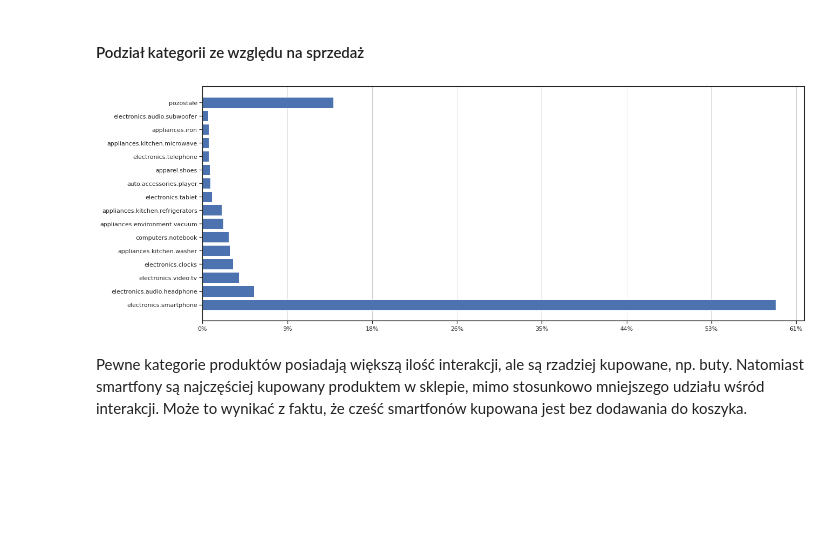
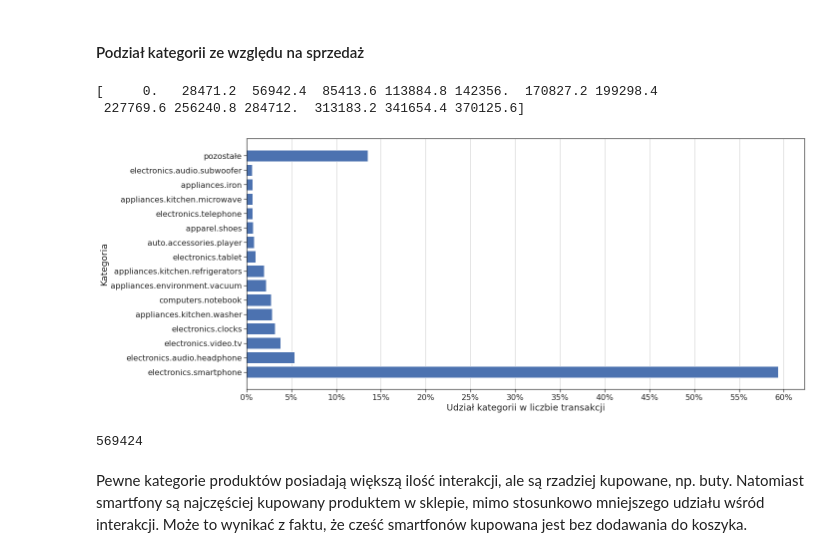
Before and after one commit to Daniel-Struzik/magisterka, a Jupyter notebook: mag_eda.ipynb, the cells around one changed output. Cells and saved outputs as stored; diff of their text form; code cells hidden in the pictures; blank space fills up the shorter version.

```diff
--- a/mag_eda.ipynb
+++ b/mag_eda.ipynb
@@ -126,0 +163,28 @@ plt.show()
+# %%
+sns.set(rc={'figure.figsize':(20, 8)})
+sns.set_style("ticks")
+fig, axes = plt.subplots(2, 1, sharex=True, figsize=(20, 15))
+axes[0].set_title('Dzienna liczba zakupów w sklepie', fontsize=20)
+lineplot_days = sns.lineplot(ax=axes[0], x='event_time', y='purchase_count', data=daily_purchases)
+# lineplot_days.set(xlabel='Dzień', ylabel='Liczba zakupów')
+lineplot_days.set(ylim=(0, 32000))
+lineplot_days.grid(axis='y', color="grey", linewidth=0.5)
+
+axes[1].set_title('Dzienna liczba unikalnych sesji w sklepie', fontsize=20)
+barplot_days = sns.barplot(ax=axes[1], x='event_time', y='sessions_count', data=daily_purchases, color='#6acc64')
+# barplot_days.set(xlabel='Dzień', ylabel='Liczba unikalnych sesji')
+barplot_days.grid(axis='y', color="grey", linewidth=0.5)
+for item in barplot_days.get_xticklabels():
+    item.set_rotation(70)
+
+axes[0].tick_params(axis='both', which='major', labelsize=16)
+axes[0].set_xlabel('Dzień', fontsize=18)
+axes[0].set_ylabel('Liczba zakupów', fontsize=18)
+
+axes[1].tick_params(axis='both', which='major', labelsize=16)
+axes[1].set_xlabel('Dzień', fontsize=18)
+axes[1].set_ylabel('Liczba unikalnych sesji', fontsize=18)
+
+plt.tight_layout()
+plt.savefig("combined_purchases.png")
+plt.show()
@@ -245,21 +327,34 @@ print(f'{round(off_category/len(df.loc[(df["event_type"] == "purchase")])*100, 2
 # %%
 categories_events = df.loc[:,['category_code','event_type']]
 categories_sales = categories_events.loc[(categories_events['event_type'] == 'purchase')]
 
 categories_sales = categories_sales['category_code'].value_counts()
 categories_sales_top = categories_sales.head(15)
 
 if len(categories_sales) > 15:
     categories_sales_top['pozostałe'.format(len(categories_sales) - 15)] = sum(categories_sales[15:])
 
 categories_sales_x = pd.Series(categories_sales_top.index.values)
-
+fig, axes = plt.subplots(figsize=(20, 8))
+axes.set_xlabel('Udział kategorii w liczbie transakcji', fontsize=18)
+axes.set_ylabel('Kategoria', fontsize=18)
+axes.tick_params(axis='both', which='major', labelsize=16)
+axes.set_xticks([x*28471.2 for x in range(14)])
 plt.barh(categories_sales_x, categories_sales_top)
 plt.gca().set_xticklabels(['{:.0f}%'.format(x*100/sum(categories_sales)) for x in plt.gca().get_xticks()])
-plt.grid(axis = 'x')
+plt.grid(axis='x')
+print(axes.get_xticks())
+plt.tight_layout()
+plt.savefig("category_sales.png")
 plt.show()
 # %% [output]
+[     0.   28471.2  56942.4  85413.6 113884.8 142356.  170827.2 199298.4
+ 227769.6 256240.8 284712.  313183.2 341654.4 370125.6]
-[figure, old version]
+[figure, new version]
+# %%
+sum(categories_sales)
+# %% [output]
+569424
 # %% [markdown]
 Pewne kategorie produktów posiadają większą ilość interakcji, ale są rzadziej kupowane, np. buty. Natomiast smartfony są najczęściej kupowany produktem w sklepie, mimo stosunkowo mniejszego udziału wśród interakcji. Może to wynikać z faktu, że cześć smartfonów kupowana jest bez dodawania do koszyka.
 # %% [markdown]
```
Also changed, not shown: parts of 12 cells of this notebook.
